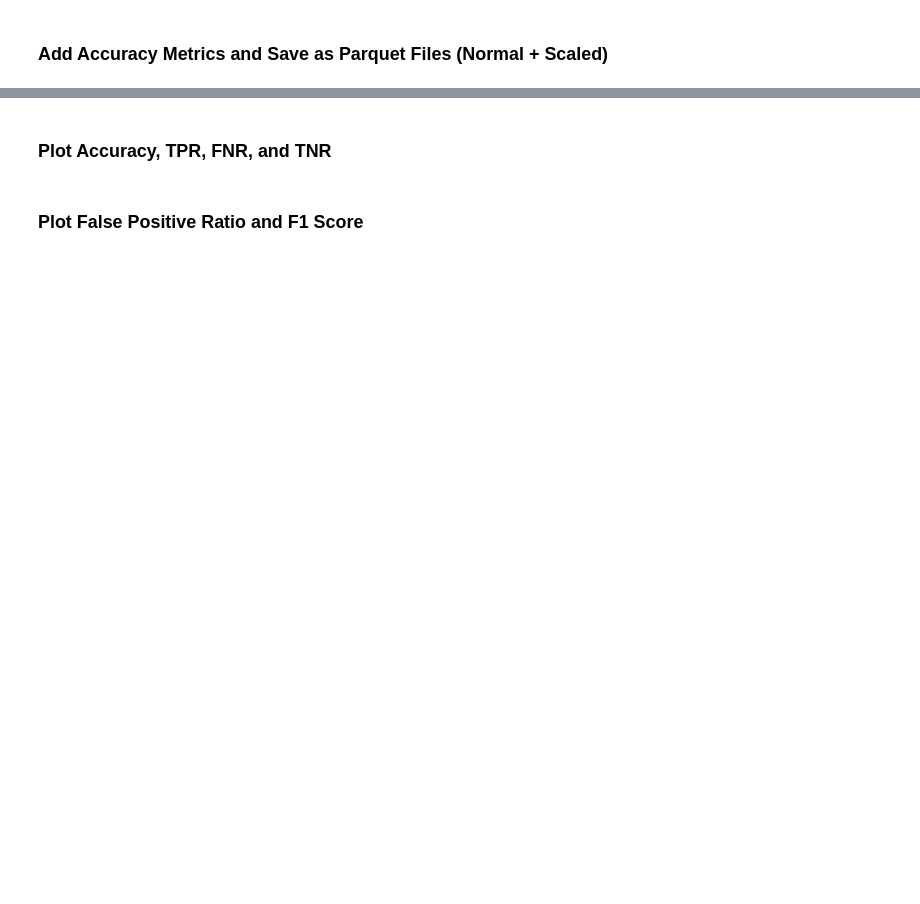
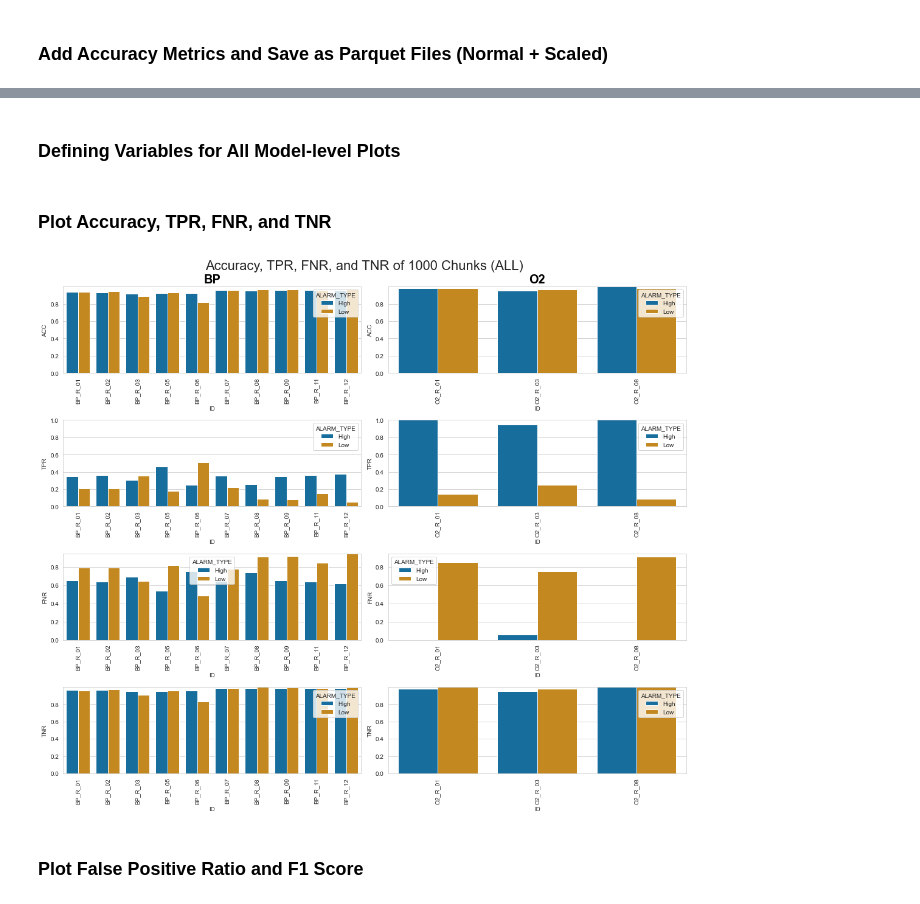
Before and after one commit to denise97/dhl2021, a Jupyter notebook: mimic_prediction_rnn/analysis_models_and_chunks.ipynb, the cells around one changed output, grey strips where cells are left out. Saved outputs shown, nothing was run; the diff lists cells and outputs as text; code cells hidden in the pictures; blank space fills up the shorter version.

Commit message:
Add style indicating amount of processed windows as variable to adjust

```diff
--- a/mimic_prediction_rnn/analysis_models_and_chunks.ipynb
+++ b/mimic_prediction_rnn/analysis_models_and_chunks.ipynb
@@ -13,11 +21,8 @@ import os
 import pandas as pd
 import pickle5 as pickle
 
-# Define number of chunks taken to adjust
-n_chunks = 1000
-
 # Define path to all model-level matrices produced by prediction
-path_to_model_matrices = f'../../data/darts/{n_chunks}_chunks'
+path_to_model_matrices = f'../../data/darts/{n_chunks}_chunks/{style}'
 
 # Collect pickle file names of model-level matrices
 model_matrix_filenames = list()
@@ -76,20 +107,29 @@ result_matrix_models = result_matrix_models[['ID', 'PARAMETER', 'MODEL', 'ENDOGE
                                              'F1S', 'N_HIGH_ALARMS', 'N_LOW_ALARMS', 'N_CHUNKS', 'N_ITERATIONS']]
 
 # Extract normal and scaled rows (see model number in comment below)
-normal_model_numbers = [str(nr) for nr in list(range(20))][10:]
-scaled_model_numbers = ['0' + str(nr) for nr in list(range(10))]
+if style == 'all':
+    # Model numbers from 07 to 12
+    normal_model_numbers = ['0' + str(nr) if nr < 10 else str(nr) for nr in list(range(13))][7:]
+    # Model numbers from 01 to 06
+    scaled_model_numbers = ['0' + str(nr) for nr in list(range(7))][1:]
+else:
+    # Model numbers from 10 to 18
+    normal_model_numbers = [str(nr) for nr in list(range(20))][10:]
+    # Model numbers from 01 to 09
+    scaled_model_numbers = ['0' + str(nr) for nr in list(range(10))][1:]
+
 normal_rows, scaled_rows = list(), list()
 
 """
 Normal:
     RNN,     MEDIAN:  10
-    RNN,     MAX:     11 -> best for BP
-    RNN,     MIN:     12 -> best for HR
+    RNN,     MAX:     11 -> best for BP (1,000 chunks & one window)
+    RNN,     MIN:     12 -> best for HR (1,000 chunks & one window)
     LSTM,    MEDIAN:  13
     LSTM,    MAX:     14
     LSTM,    MIN:     15
     GRU,     MEDIAN:  16
-    GRU,     MAX:     17 -> best for O2
+    GRU,     MAX:     17 -> best for O2 (1,000 chunks & one window)
     GRU,     MIN:     18
 
 Scaled:
@@ -125,7 +165,7 @@ display(result_matrix_models_normal[result_matrix_models_normal['PARAMETER'] ==
 display(result_matrix_models_scaled[result_matrix_models_scaled['PARAMETER'] == 'O2'])
 
 # Save result matrices as parquet
-result_matrix_models_normal.to_parquet(f'../../data/darts/{n_chunks}_chunks/result_matrix_models_normal.parquet',
+result_matrix_models_normal.to_parquet(f'../../data/darts/{n_chunks}_chunks/{style}/result_matrix_models_normal.parquet',
                                        engine='pyarrow')
-result_matrix_models_scaled.to_parquet(f'../../data/darts/{n_chunks}_chunks/result_matrix_models_scaled.parquet',
+result_matrix_models_scaled.to_parquet(f'../../data/darts/{n_chunks}_chunks/{style}/result_matrix_models_scaled.parquet',
                                        engine='pyarrow')
@@ -132,3 +211,11 @@ result_matrix_models_scaled.to_parquet(f'../../data/darts/{n_chunks}_chunks/resu
+# %% [markdown]
+### Defining Variables for All Model-level Plots
+# %%
+# Avoid error because of non-found values
+available_parameters = pd.unique(result_matrix_models.PARAMETER)
+
+# Only plot columns for available parameters
+n_cols = len(available_parameters)
 # %% [markdown]
 ### Plot Accuracy, TPR, FNR, and TNR
 # %%
@@ -142,12 +229,12 @@ plotdata = result_matrix_models.replace(['_H', '_L'], ['', ''], regex=True)
 sns.set_style('whitegrid')
 fig, axs = plt.subplots(
     nrows=4,
-    ncols=3,
+    ncols=n_cols,
     figsize=(15, 13),
     dpi=72
     )
 
-plt.suptitle(f'Accuracy, TPR, FNR, and TNR of {n_chunks} Chunks', fontsize=22)
+plt.suptitle(f'Accuracy, TPR, FNR, and TNR of {n_chunks} Chunks ({style.replace("_", " ").upper()})', fontsize=22)
 
 # Define y-limits
 acc_ylimits = [0, max(result_matrix_models.ACC)]
@@ -156,7 +243,7 @@ fnr_ylimits = [0, max(result_matrix_models.FNR)]
 tnr_ylimits = [0, max(result_matrix_models.TNR)]
 
 # Actual plots
-for i, parameter in enumerate(['HR', 'BP', 'O2']):
+for i, parameter in enumerate(available_parameters):
     sns.barplot(
         ax=axs[0, i],
         data=plotdata[plotdata.PARAMETER == parameter],
@@ -177,34 +264,36 @@ for i, parameter in enumerate(['HR', 'BP', 'O2']):
         hue='ALARM_TYPE',
         palette=sns.color_palette('colorblind'),
         ci=None)
     axs[1, i].set_ylim(tpr_ylimits)
     axs[1, i].set_xticklabels(axs[1, i].get_xticklabels(), rotation=90)
 
     sns.barplot(
         ax=axs[2, i],
         data=plotdata[plotdata.PARAMETER == parameter],
         x='ID',
         y='FNR',
         hue='ALARM_TYPE',
         palette=sns.color_palette('colorblind'),
         ci=None)
     axs[2, i].set_ylim(fnr_ylimits)
     axs[2, i].set_xticklabels(axs[2, i].get_xticklabels(), rotation=90)
 
     sns.barplot(
         ax = axs[3, i],
         data = plotdata[plotdata.PARAMETER == parameter],
         x='ID',
         y='TNR',
         hue='ALARM_TYPE',
         palette=sns.color_palette('colorblind'),
         ci=None)
     axs[3, i].set_ylim(tnr_ylimits)
     axs[3, i].set_xticklabels(axs[3, i].get_xticklabels(), rotation=90)
 
 fig.tight_layout()
 plt.show(fig)
-#fig.savefig(f'../../plots/darts/{n_chunks}_chunks/tpr_fnr_tnr_acc_model_result_matrix.png', dpi=1200)
+#fig.savefig(f'../../plots/darts/{n_chunks}_chunks/{style}/tpr_fnr_tnr_acc_model_result_matrix.png', dpi=1200)
+# %% [output]
+[figure, added]
 # %% [markdown]
 ### Plot False Positive Ratio and F1 Score
 # %%
```
Also changed, not shown: parts of 15 cells of this notebook, 4 other files.
